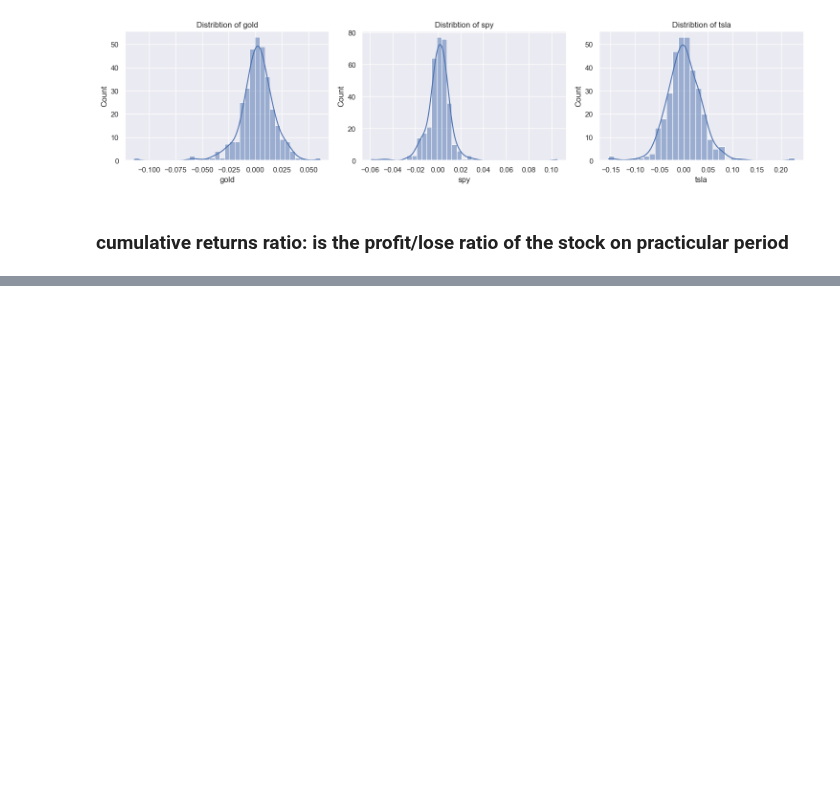
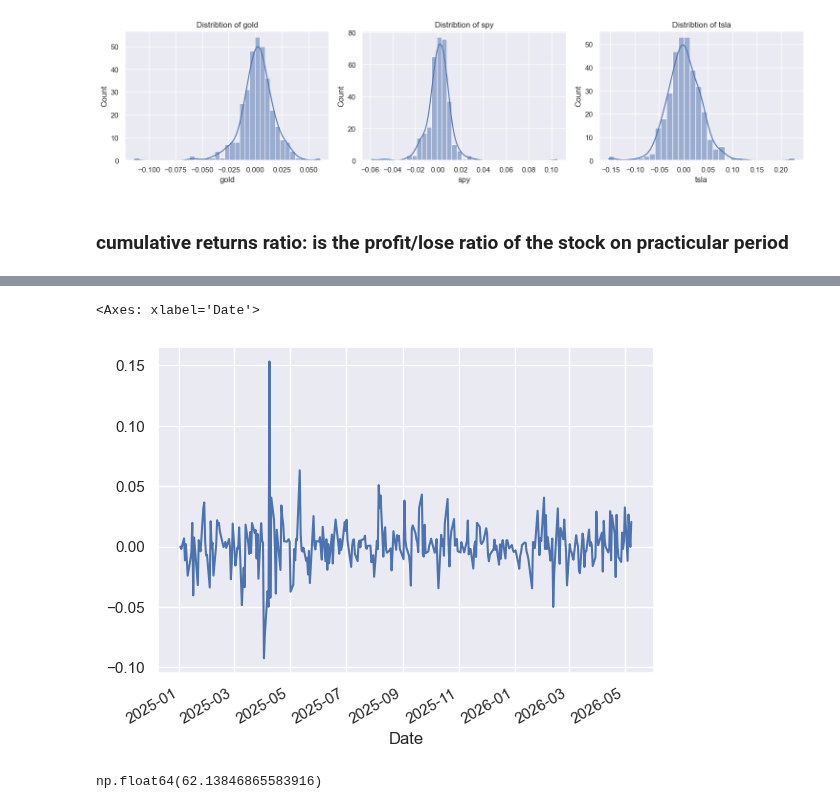
Before and after one commit to Hamza-rami/Stock_trading, a Jupyter notebook: stock_trading.ipynb, the cells around one changed output, grey strips where cells are left out. Cells and saved outputs as stored; diff of their text form; code cells hidden in the pictures; blank space fills up the shorter version.

Commit message:
feat: cumulative returns ratio: is the profit/lose ratio of the stock on practicular period

```diff
--- a/stock_trading.ipynb
+++ b/stock_trading.ipynb
@@ -198,0 +219,9 @@ for e, i in enumerate(daily_returns[['gold', 'spy', 'tsla']]):
+# %%
+daily_returns.aapl.plot()
+# %% [output]
+<Axes: xlabel='Date'>
+[figure, added]
+# %%
+((daily_returns.gold[daily_returns.gold >= 0].sum()) + (daily_returns.gold[daily_returns.gold < 0].sum())) * 100
+# %% [output]
+np.float64(62.13846865583916)
```
Also changed, not shown: parts of 15 cells of this notebook, 5 other files.
